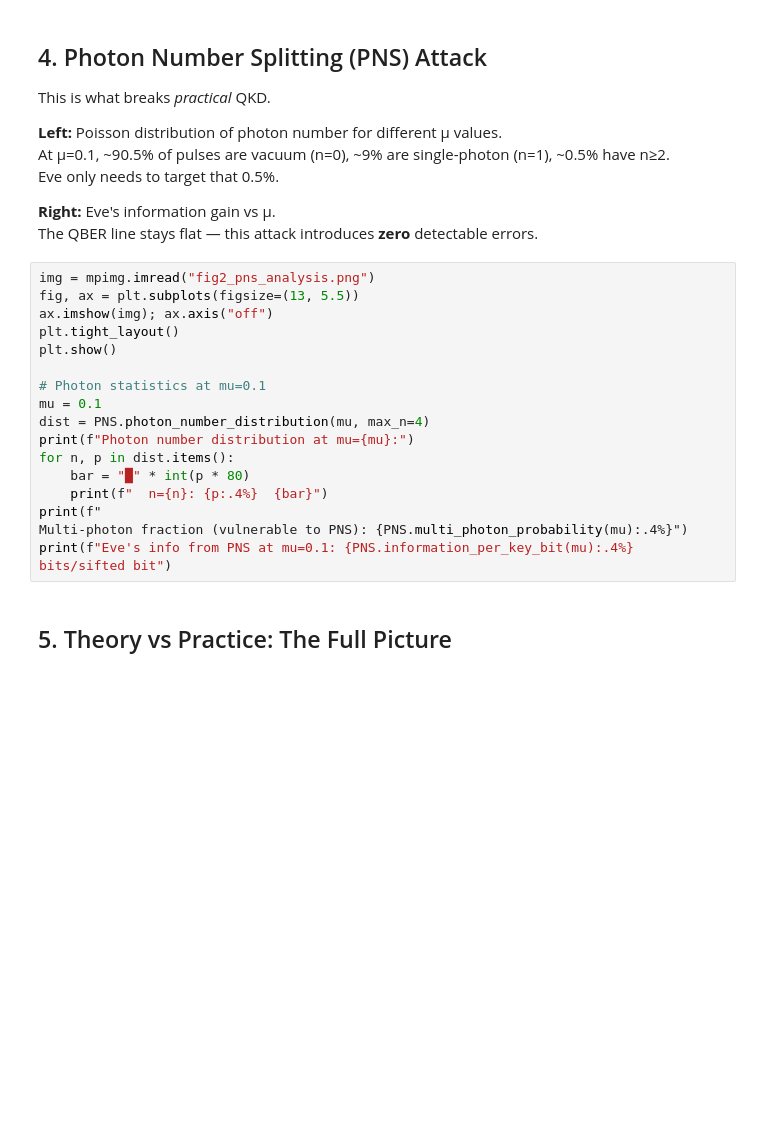
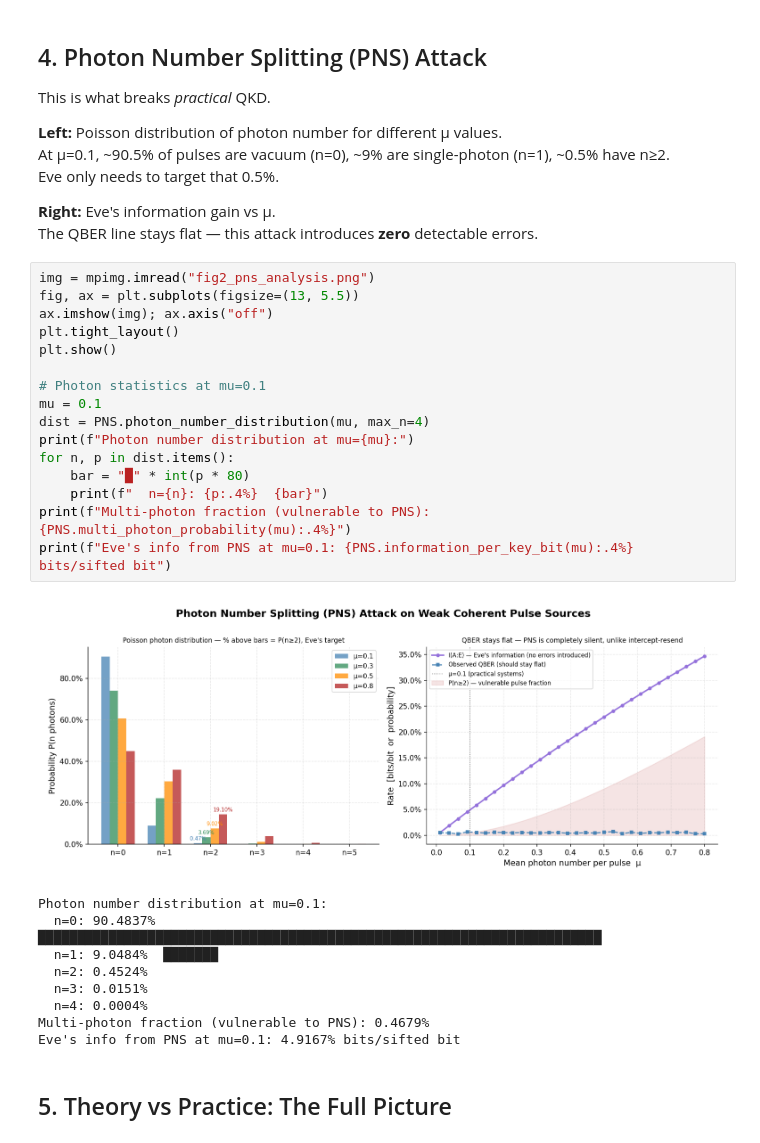
Before and after one commit to Pandora41/BB84-QKD-Attack-Simulator, a Jupyter notebook: bb84_adversarial_analysis.ipynb, the cells around one changed output. Saved outputs shown, nothing was run; the diff lists cells and outputs as text; blank space fills up the shorter version.

```diff
--- a/bb84_adversarial_analysis.ipynb
+++ b/bb84_adversarial_analysis.ipynb
@@ -113,20 +149,29 @@ The QBER line stays flat — this attack introduces **zero** detectable errors.
 # %%
 img = mpimg.imread("fig2_pns_analysis.png")
 fig, ax = plt.subplots(figsize=(13, 5.5))
 ax.imshow(img); ax.axis("off")
 plt.tight_layout()
 plt.show()
 
 # Photon statistics at mu=0.1
 mu = 0.1
 dist = PNS.photon_number_distribution(mu, max_n=4)
 print(f"Photon number distribution at mu={mu}:")
 for n, p in dist.items():
     bar = "█" * int(p * 80)
     print(f"  n={n}: {p:.4%}  {bar}")
-print(f"
-Multi-photon fraction (vulnerable to PNS): {PNS.multi_photon_probability(mu):.4%}")
+print(f"Multi-photon fraction (vulnerable to PNS): {PNS.multi_photon_probability(mu):.4%}")
 print(f"Eve's info from PNS at mu=0.1: {PNS.information_per_key_bit(mu):.4%} bits/sifted bit")
+# %% [output]
+[figure, added]
+Photon number distribution at mu=0.1:
+  n=0: 90.4837%  ████████████████████████████████████████████████████████████████████████
+  n=1: 9.0484%  ███████
+  n=2: 0.4524%
+  n=3: 0.0151%
+  n=4: 0.0004%
+Multi-photon fraction (vulnerable to PNS): 0.4679%
+Eve's info from PNS at mu=0.1: 4.9167% bits/sifted bit
 # %% [markdown]
 ## 5. Theory vs Practice: The Full Picture
 # %%
```
Also changed, not shown: parts of 5 cells of this notebook.
